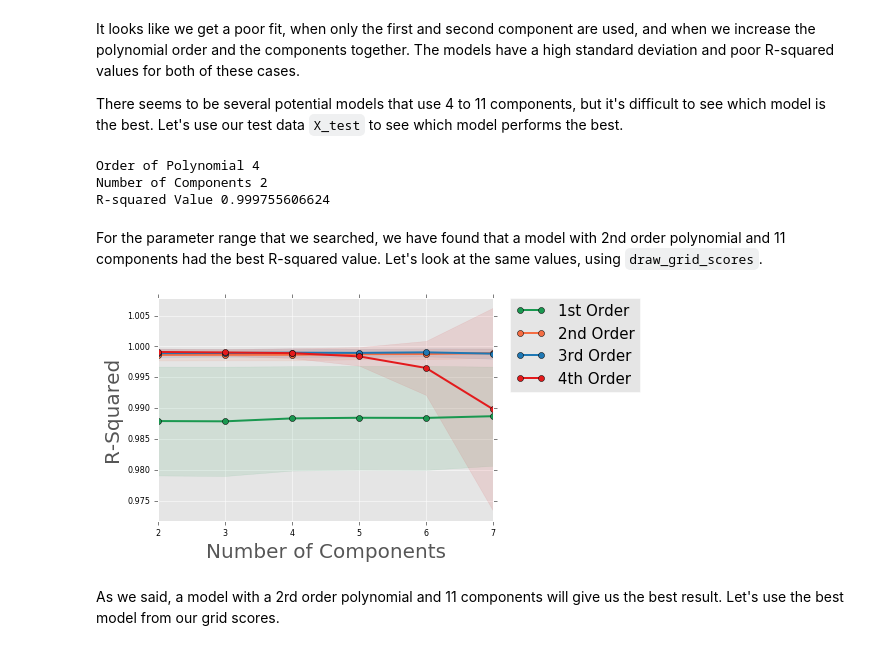
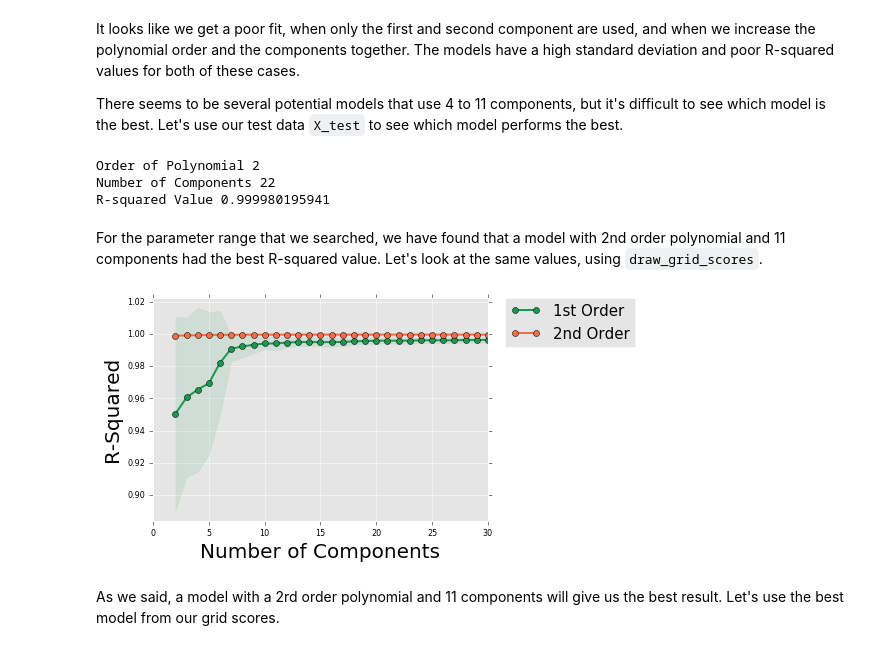
Before and after one commit to davidbrough1/pymks, a Jupyter notebook: notebooks/pymks_paper_homogenization.ipynb, the cells around one changed output. Cells and saved outputs as stored; diff of their text form; code cells hidden in the pictures.

```diff
--- a/notebooks/pymks_paper_homogenization.ipynb
+++ b/notebooks/pymks_paper_homogenization.ipynb
@@ -138,8 +111,8 @@ between 1 to 3.
 from sklearn.grid_search import GridSearchCV
 
 flat_shape = (X.shape[0],) + (X[0].size,)
-params_to_tune = {'degree': np.arange(1,5),
-                  'n_components': np.arange(1, 11)}
+params_to_tune = {'degree': np.arange(1,3),
+                  'n_components': np.arange(1, 31)}
 
 fit_params = {'size': X[0].shape}
 gs = GridSearchCV(model, params_to_tune, cv=10,
@@ -168,37 +141,38 @@ is the best. Let's use our test data `X_test` to see which model performs the be
 # %%
 from __future__ import print_function
 
+\
 print('Order of Polynomial', gs.best_estimator_.degree)
 print('Number of Components', gs.best_estimator_.n_components)
 print('R-squared Value', gs.score(X, y))
 # %% [output]
-Order of Polynomial 4
-Number of Components 2
-R-squared Value 0.999755606624
+Order of Polynomial 2
+Number of Components 22
+R-squared Value 0.999980195941
 # %% [markdown]
 For the parameter range that we searched, we have found that a model with 2nd order polynomial
 and 11 components had the best R-squared value. Let's look at the same values, using `draw_grid_scores`.
 # %%
 from pymks.tools import draw_gridscores
 
 
 gs_deg_1 = [x for x in gs.grid_scores_ \
-            if x.parameters['degree'] == 1][1:-3]
+            if x.parameters['degree'] == 1][1:]
 gs_deg_2 = [x for x in gs.grid_scores_ \
-            if x.parameters['degree'] == 2][1:-3]
+            if x.parameters['degree'] == 2][1:]
 gs_deg_3 = [x for x in gs.grid_scores_ \
-            if x.parameters['degree'] == 3][1:-3]
+            if x.parameters['degree'] == 3][1:]
 gs_deg_4 = [x for x in gs.grid_scores_ \
-            if x.parameters['degree'] == 4][1:-3]
+            if x.parameters['degree'] == 4][1:]
 gs_deg_5 = [x for x in gs.grid_scores_ \
-            if x.parameters['degree'] == 5][1:-3]
+            if x.parameters['degree'] == 5][1:]
 
-draw_gridscores([gs_deg_1,  gs_deg_2, gs_deg_3, gs_deg_4],
+draw_gridscores([gs_deg_1,  gs_deg_2], # gs_deg_3],  # , gs_deg_4],
                 'n_components',
-                data_labels=['1st Order', '2nd Order', '3rd Order', '4th Order'],
+                data_labels=['1st Order', '2nd Order'], # '3rd Order'], # '4th Order'],
                 param_label='Number of Components', score_label='R-Squared')
 # %% [output]
-[figure, old version]
+[figure, new version]
 # %% [markdown]
 As we said, a model with a 2rd order polynomial and 11 components will give us the best result. Let's use the
 best model from our grid scores.
```
Also changed, not shown: parts of 9 cells of this notebook.
